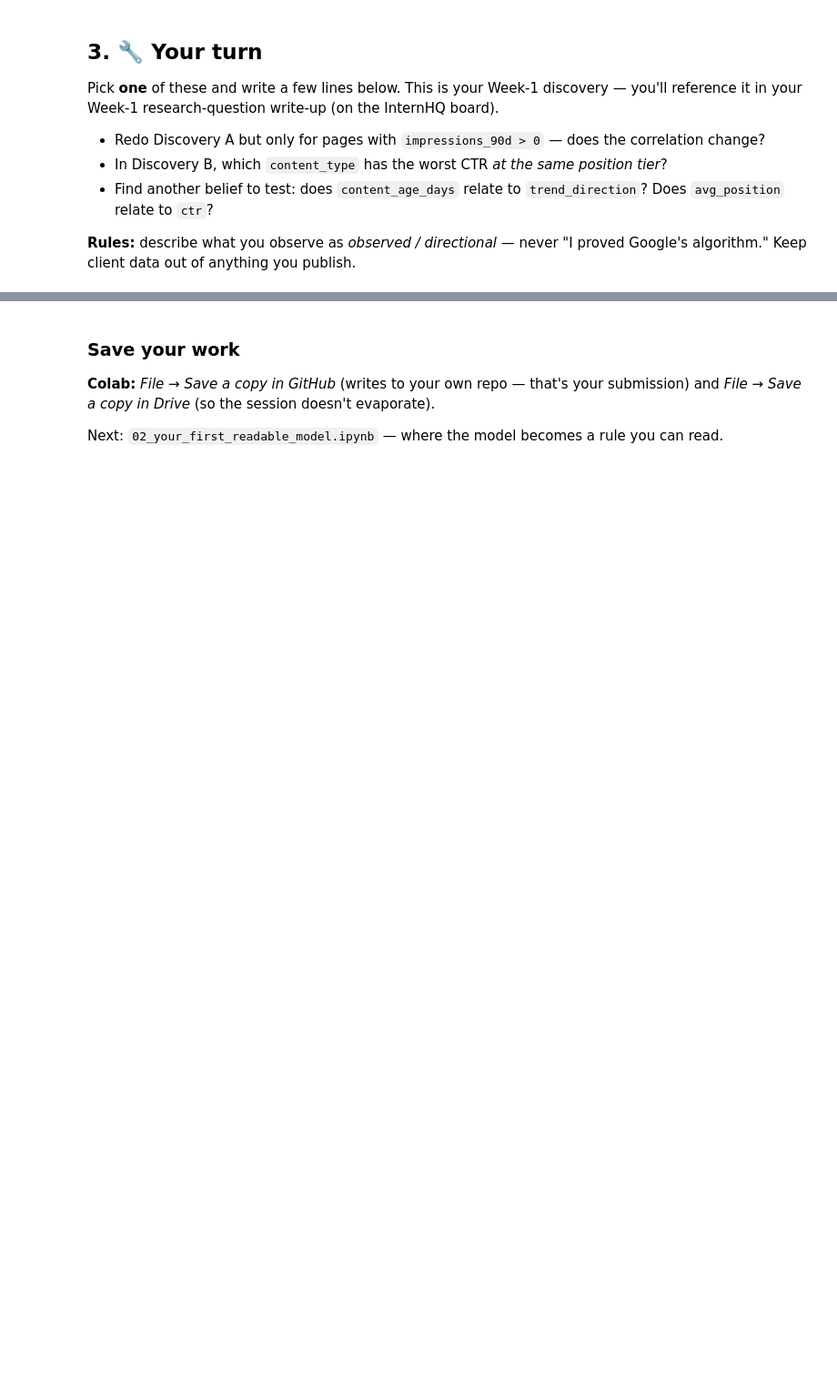
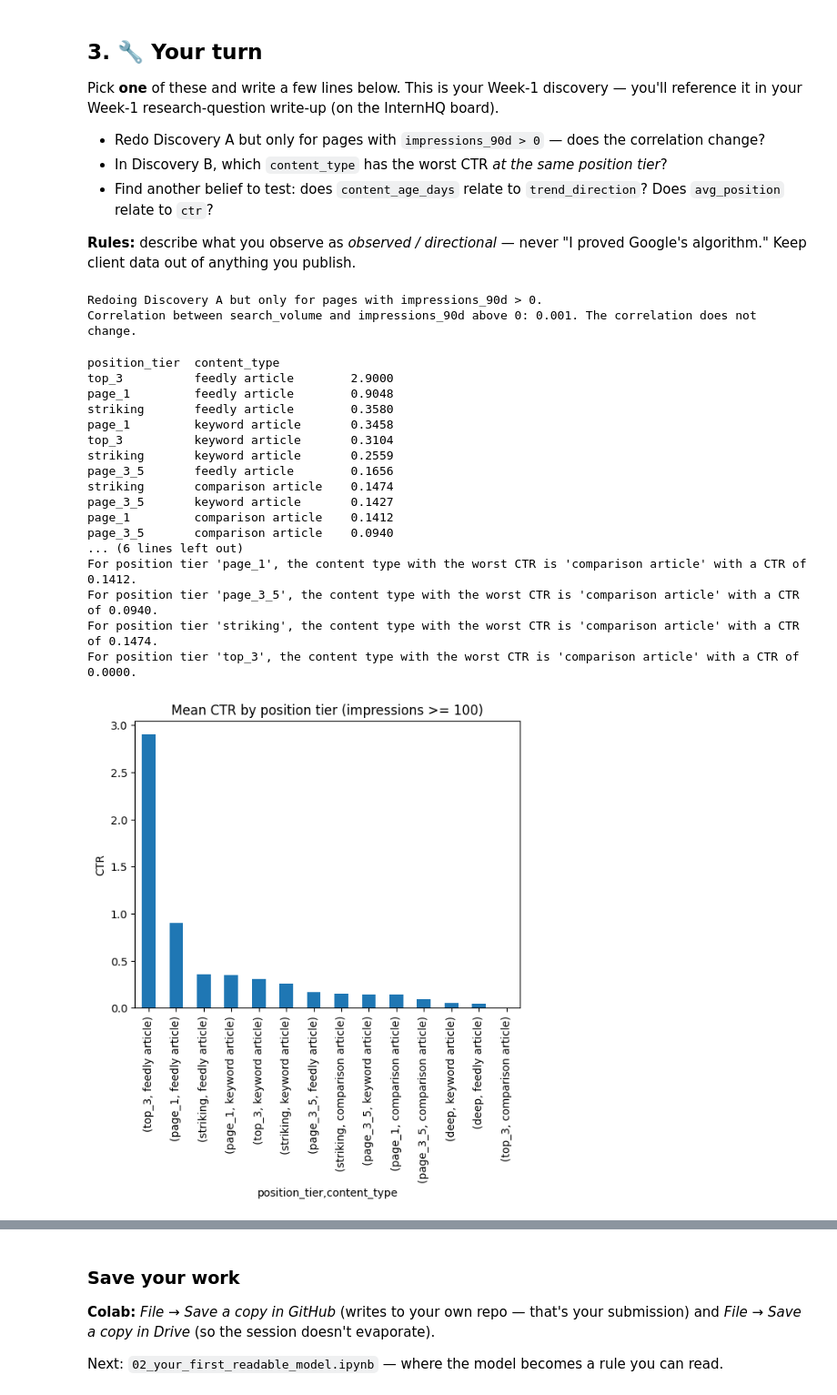
Before and after one commit to kab-s/flyrank, a Jupyter notebook: notebooks/01_first_look_and_discovery.ipynb, the cells around one changed output, grey strips where cells are left out. Shown at 91% size. Drawn from its saved outputs; the diff is of its cells as text; code cells hidden in the pictures; blank space fills up the shorter version.

```diff
--- a/notebooks/01_first_look_and_discovery.ipynb
+++ b/notebooks/01_first_look_and_discovery.ipynb
@@ -101,0 +156,44 @@ Pick **one** of these and write a few lines below. This is your Week-1 discovery
+# %%
+# Redo Discovery A but only for pages with impressions_90d > 0 — does the correlation change?
+
+df_a = df[df["impressions_90d"] >= 0]
+corr = df_a["search_volume"].corr(df_a["impressions_90d"])
+print(f"Redoing Discovery A but only for pages with impressions_90d > 0.")
+print(f"Correlation between search_volume and impressions_90d above 0: {corr:.3f}. The correlation does not change.")
+# %% [output]
+Redoing Discovery A but only for pages with impressions_90d > 0.
+Correlation between search_volume and impressions_90d above 0: 0.001. The correlation does not change.
+# %%
+# In Discovery B, which content_type has the worst CTR at the same position tier?
+
+visible = df[df["impressions_90d"] >= 100]
+ctr_by_pos = visible.groupby(["position_tier","content_type"])["ctr"].mean().sort_values(ascending=False)
+print(ctr_by_pos.round(4).to_string())
+ctr_by_pos.plot(kind="bar", title="Mean CTR by position tier (impressions >= 100)", ylabel="CTR");
+
+print("\n--- Which content_type has the worst CTR at the same position tier? ---")
+for pos_tier, group in ctr_by_pos.groupby(level=0):
+    # Find the content_type with the minimum CTR in this position tier
+    min_in_group_value = group.min()
+    min_in_group_idx = group.idxmin() # This returns the multi-index (position_tier, content_type)
+    min_content_type = min_in_group_idx[1] # Extract the content_type from the multi-index
+    print(f"For position tier '{pos_tier}', the content type with the worst CTR is '{min_content_type}' with a CTR of {min_in_group_value:.4f}.")
+# %% [output]
+position_tier  content_type
+top_3          feedly article        2.9000
+page_1         feedly article        0.9048
+striking       feedly article        0.3580
+page_1         keyword article       0.3458
+top_3          keyword article       0.3104
+striking       keyword article       0.2559
+page_3_5       feedly article        0.1656
+striking       comparison article    0.1474
+page_3_5       keyword article       0.1427
+page_1         comparison article    0.1412
+page_3_5       comparison article    0.0940
+... (6 lines left out)
+For position tier 'page_1', the content type with the worst CTR is 'comparison article' with a CTR of 0.1412.
+For position tier 'page_3_5', the content type with the worst CTR is 'comparison article' with a CTR of 0.0940.
+For position tier 'striking', the content type with the worst CTR is 'comparison article' with a CTR of 0.1474.
+For position tier 'top_3', the content type with the worst CTR is 'comparison article' with a CTR of 0.0000.
+[figure, added]
```
Also changed, not shown: parts of 10 cells of this notebook.
